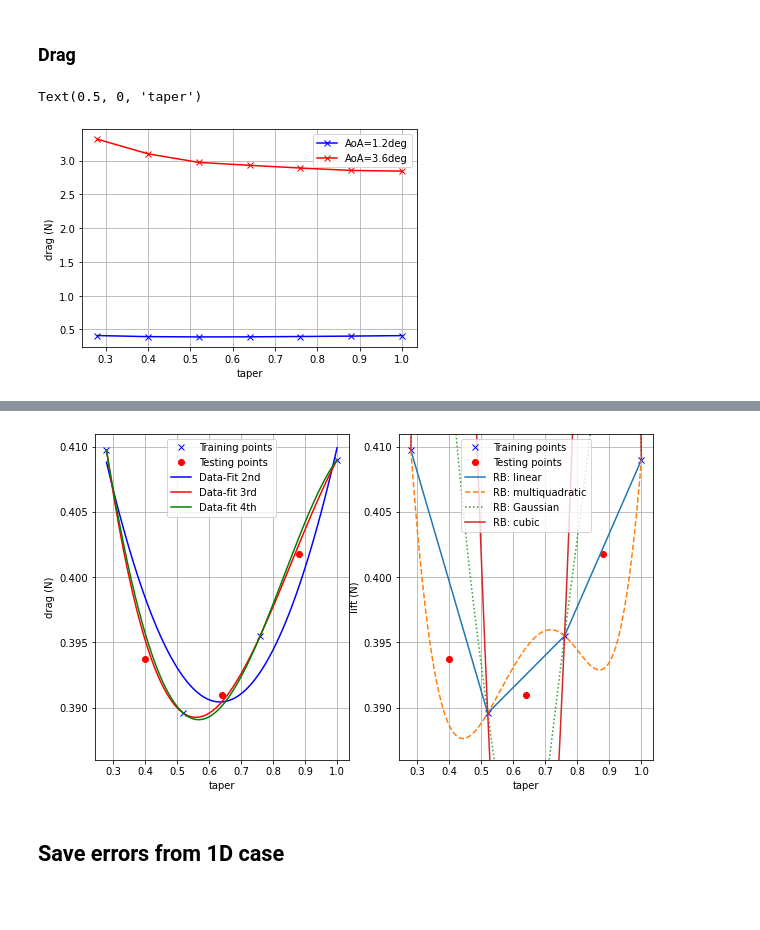
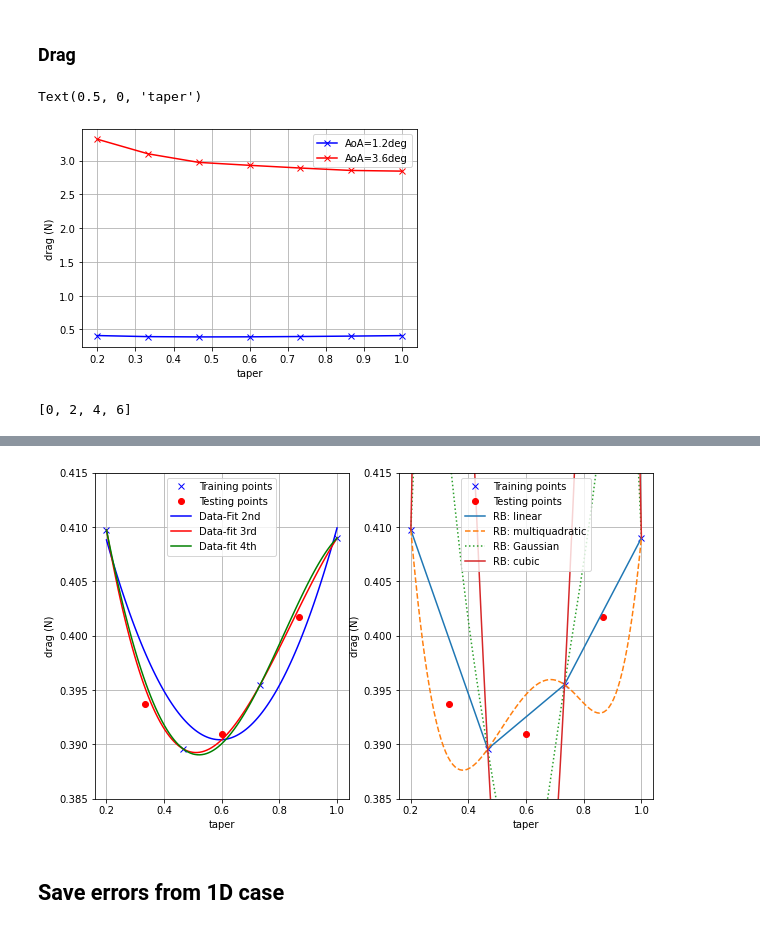
Before and after one commit to ACea15/Projects-SHARPy, a Jupyter notebook: aeroelasticPMOR_Optimization/surrogate_model/aoa_taper_forces_surrogate.ipynb, the cells around one changed output, grey strips where cells are left out. Drawn from its saved outputs; the diff is of its cells as text; code cells hidden in the pictures; blank space fills up the shorter version.

```diff
--- a/aeroelasticPMOR_Optimization/surrogate_model/aoa_taper_forces_surrogate.ipynb
+++ b/aeroelasticPMOR_Optimization/surrogate_model/aoa_taper_forces_surrogate.ipynb
@@ -14,8 +17,9 @@ import linear_regression as lr
 # %%
-foldername = 'aoa_taper_forces'
+foldername = 'aoa_taper_forces_v1'
+filename = 'aoa_taper_forces'
 cwd = os.getcwd()
-os.chdir(cwd+'/'+foldername+'/')
-data_pandas = pd.read_csv(foldername+'.csv')
+os.chdir(cwd+'/surrogate_data/'+foldername+'/')
+data_pandas = pd.read_csv(filename+'.csv')
 # Go back to the initial folder
 os.chdir(cwd)
 design_para = 'taper'
@@ -183,12 +190,11 @@ Test at $\alpha = 1.2^o$ which is the best surrogate to use.
 AoA_target = 1.2
 indices = np.where(AoA_deg == AoA_target)
 lift_target = lift[indices]
-taper_values = np.linspace(0.28,1.0,7)
+taper_values = np.linspace(0.2,1.0,7)
 
 AoA_target2 = 3.6
 indices2 = np.where(AoA_deg == AoA_target2)
 lift_target2 = lift[indices2]
-taper_values = np.linspace(0.28,1.0,7)
 fig3, ax = plt.subplots()
 
 ax.plot(taper_values,lift_target,'bx-')
@@ -204,10 +210,10 @@ Text(0.5, 0, 'taper')
 # Build surrogate using training data
 i_test = [1,3,5]
 i_train = [0,2,4,6]
-x = taper_values[i_train]
-y = lift_target[i_train]
-x_test = taper_values[i_test]
-y_test = lift_target[i_test]
+x = taper_values[i_train].tolist()
+y = lift_target[i_train].tolist()
+x_test = taper_values[i_test].tolist()
+y_test = lift_target[i_test].tolist()
 points_train = {
     'x' : taper_values[i_train],
     'y' : lift_target[i_train]
@@ -216,8 +222,7 @@ points_test = {
     'x' : taper_values[i_test],
     'y' : lift_target[i_test]
 }
-x = [0.28, 0.52, 0.76, 1.  ]
-y = [262.2454492117006, 260.6201354629081, 258.3874823220024, 256.305061150681]
+
 
 # Polynomial surrogates on lift
 surr1 = lr.Polynomial(1,points_train,points_test)
@@ -237,7 +242,7 @@ surr_rb_g = Rbf(x,y, function = 'gaussian')
 surr_rb_c = Rbf(x,y, function = 'cubic')
 
 
-xp = np.linspace(0.28,1.0,100)
+xp = np.linspace(0.2,1.0,100)
 lift_p1 = surr1.eval_surrogate(xp)
 lift_p2 = surr2.eval_surrogate(xp)
 lift_p3 = surr3.eval_surrogate(xp)
@@ -330,13 +335,17 @@ ax.set_ylabel('drag (N)')
 ax.set_xlabel('taper')
 # %% [output]
 Text(0.5, 0, 'taper')
-[figure, old version]
+[figure, new version]
+# %%
+print(i_train)
+# %% [output]
+[0, 2, 4, 6]
 # %%
 # Build surrogate using training data
-x = taper_values[i_train]
-y = drag_target[i_train]
-x_test = taper_values[i_test]
-y_test = drag_target[i_test]
+x = taper_values[i_train].tolist()
+y = drag_target[i_train].tolist()
+x_test = taper_values[i_test].tolist()
+y_test = drag_target[i_test].tolist()
 points_train = {
     'x' : taper_values[i_train],
     'y' : drag_target[i_train]
@@ -356,9 +365,8 @@ d_surr3.build()
 d_surr4 = lr.Polynomial(4,points_train,points_test)
 d_surr4.build()
 
-x = [0.28, 0.52, 0.76, 1.  ]
-y = [0.4097354164206015, 0.389578448044829, 0.3954987179129068, 0.408989759326281]
-xp = np.linspace(0.28,1.0,100)
+
+xp = np.linspace(0.20,1.0,100)
 drag_p1 = d_surr1.eval_surrogate(xp)
 drag_p2 = d_surr2.eval_surrogate(xp)
 drag_p3 = d_surr3.eval_surrogate(xp)
@@ -386,7 +394,8 @@ ax[0].legend(["Training points","Testing points","Data-Fit 2nd","Data-fit 3rd","
 ax[0].grid(True)
 ax[0].set_ylabel('drag (N)')
 ax[0].set_xlabel(design_para)
-ax[0].set_ylim([0.386,0.411])
+ax[0].set_ylim([0.385,0.415])
+
 ax[1].plot(x,y,'bx')
 ax[1].plot(x_test,y_test,'ro')
 ax[1].plot(xp,d_surr_rb_l(xp),'-')
@@ -396,9 +405,10 @@ ax[1].plot(xp,d_surr_rb_c(xp),'-')
 
 ax[1].legend(["Training points","Testing points","RB: linear","RB: multiquadratic","RB: Gaussian",'RB: cubic'])
 ax[1].grid(True)
-ax[1].set_ylabel('lift (N)')
+ax[1].set_ylabel('drag (N)')
 ax[1].set_xlabel(design_para)
-ax[1].set_ylim([0.386,0.411])
+ax[1].set_ylim([0.385,0.415])
+
 # check errors
 print('1st =', d_surr1.eval_error())
 print('2nd =', d_surr2.eval_error())
@@ -437,4 +447,4 @@ Cubic        = 0.003182521856253326
-[figure, old version]
+[figure, new version]
 # %% [markdown]
 ## Save errors from 1D case
 # %%
```
Also changed, not shown: parts of 20 cells of this notebook.
